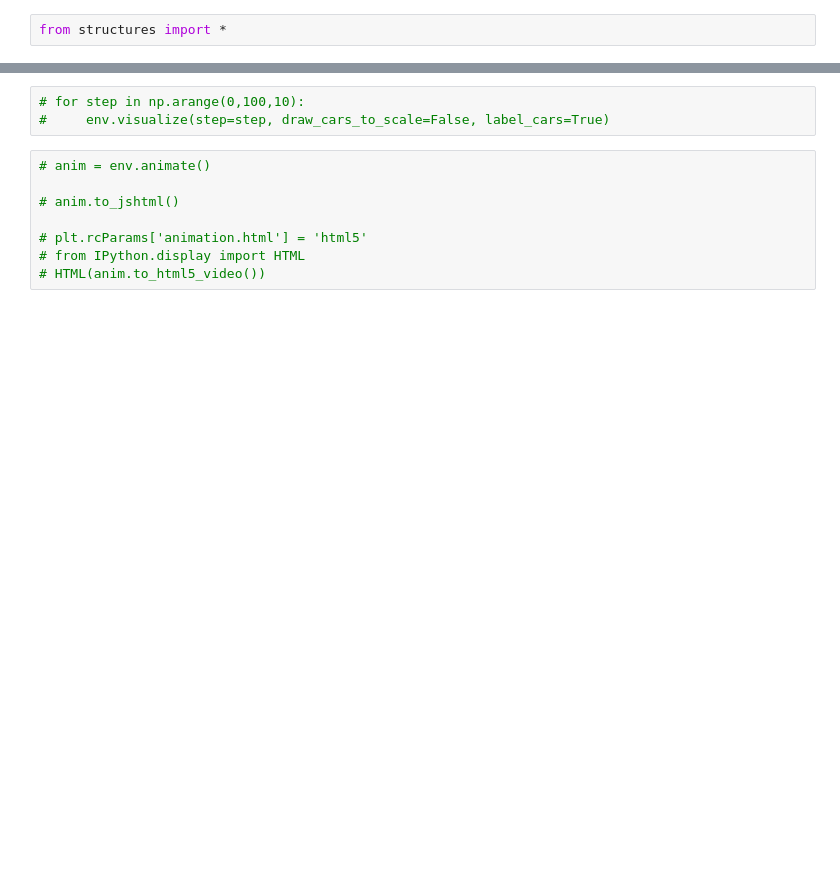
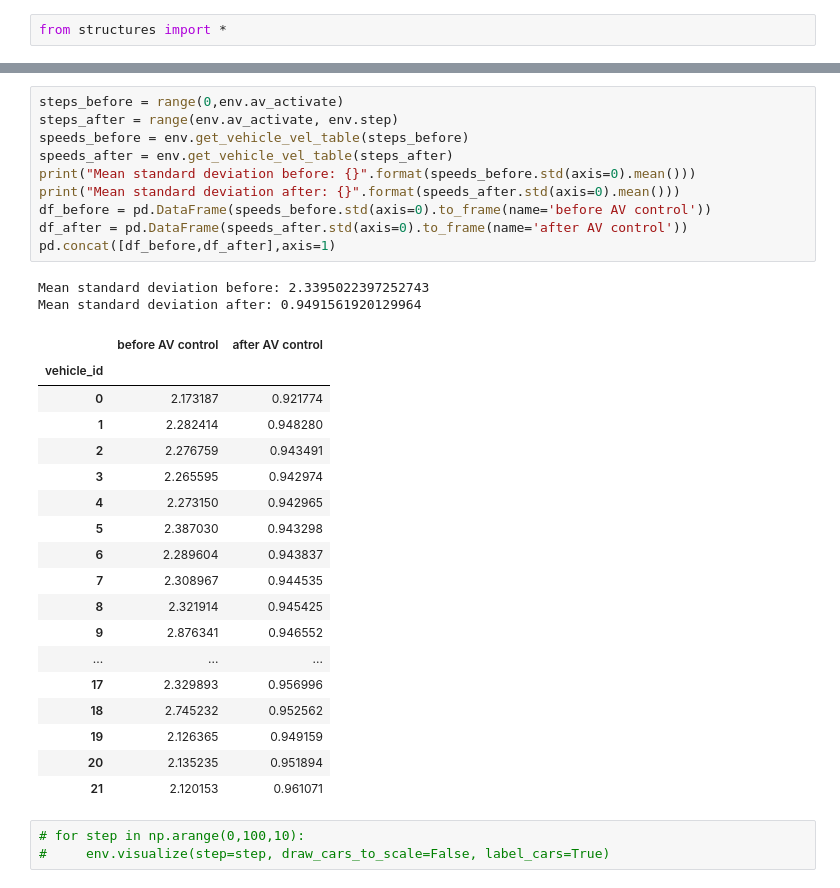
Before and after one commit to chickert/autonomous_vehicles, a Jupyter notebook: test1.ipynb, the cells around one changed output, grey strips where cells are left out. Cells and saved outputs as stored; diff of their text form; blank space fills up the shorter version.

```diff
--- a/test1.ipynb
+++ b/test1.ipynb
@@ -46,11 +66,34 @@ env.plot_velocities()
+# %%
+steps_before = range(0,env.av_activate)
+steps_after = range(env.av_activate, env.step)
+speeds_before = env.get_vehicle_vel_table(steps_before)
+speeds_after = env.get_vehicle_vel_table(steps_after)
+print("Mean standard deviation before: {}".format(speeds_before.std(axis=0).mean()))
+print("Mean standard deviation after: {}".format(speeds_after.std(axis=0).mean()))
+df_before = pd.DataFrame(speeds_before.std(axis=0).to_frame(name='before AV control'))
+df_after = pd.DataFrame(speeds_after.std(axis=0).to_frame(name='after AV control'))
+pd.concat([df_before,df_after],axis=1)
+# %% [output]
+Mean standard deviation before: 2.3395022397252743
+Mean standard deviation after: 0.9491561920129964
+|  | before AV control | after AV control |
+| vehicle_id |  |  |
+| 0 | 2.173187 | 0.921774 |
+| 1 | 2.282414 | 0.948280 |
+| 2 | 2.276759 | 0.943491 |
+| 3 | 2.265595 | 0.942974 |
+| 4 | 2.273150 | 0.942965 |
+| 5 | 2.387030 | 0.943298 |
+| 6 | 2.289604 | 0.943837 |
+| 7 | 2.308967 | 0.944535 |
+| 8 | 2.321914 | 0.945425 |
+| 9 | 2.876341 | 0.946552 |
+| ... | ... | ... |
+| 17 | 2.329893 | 0.956996 |
+| 18 | 2.745232 | 0.952562 |
+| 19 | 2.126365 | 0.949159 |
+| 20 | 2.135235 | 0.951894 |
+| 21 | 2.120153 | 0.961071 |
 # %%
 # for step in np.arange(0,100,10):
 #     env.visualize(step=step, draw_cars_to_scale=False, label_cars=True)
-# %%
-# anim = env.animate()
-
-# anim.to_jshtml()
-
-# plt.rcParams['animation.html'] = 'html5'
-# from IPython.display import HTML
-# HTML(anim.to_html5_video())
```
Also changed, not shown: parts of 6 cells of this notebook.
